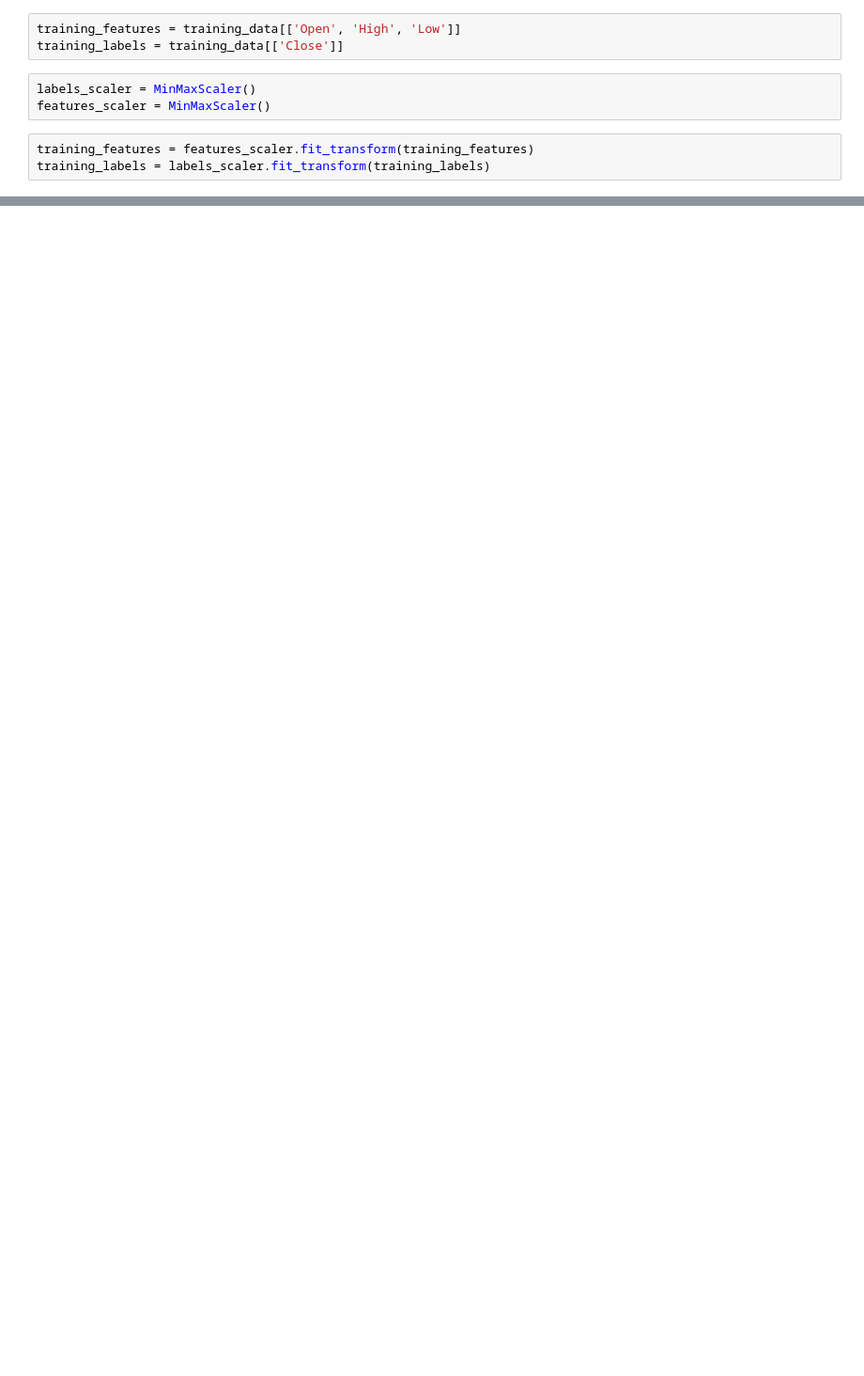
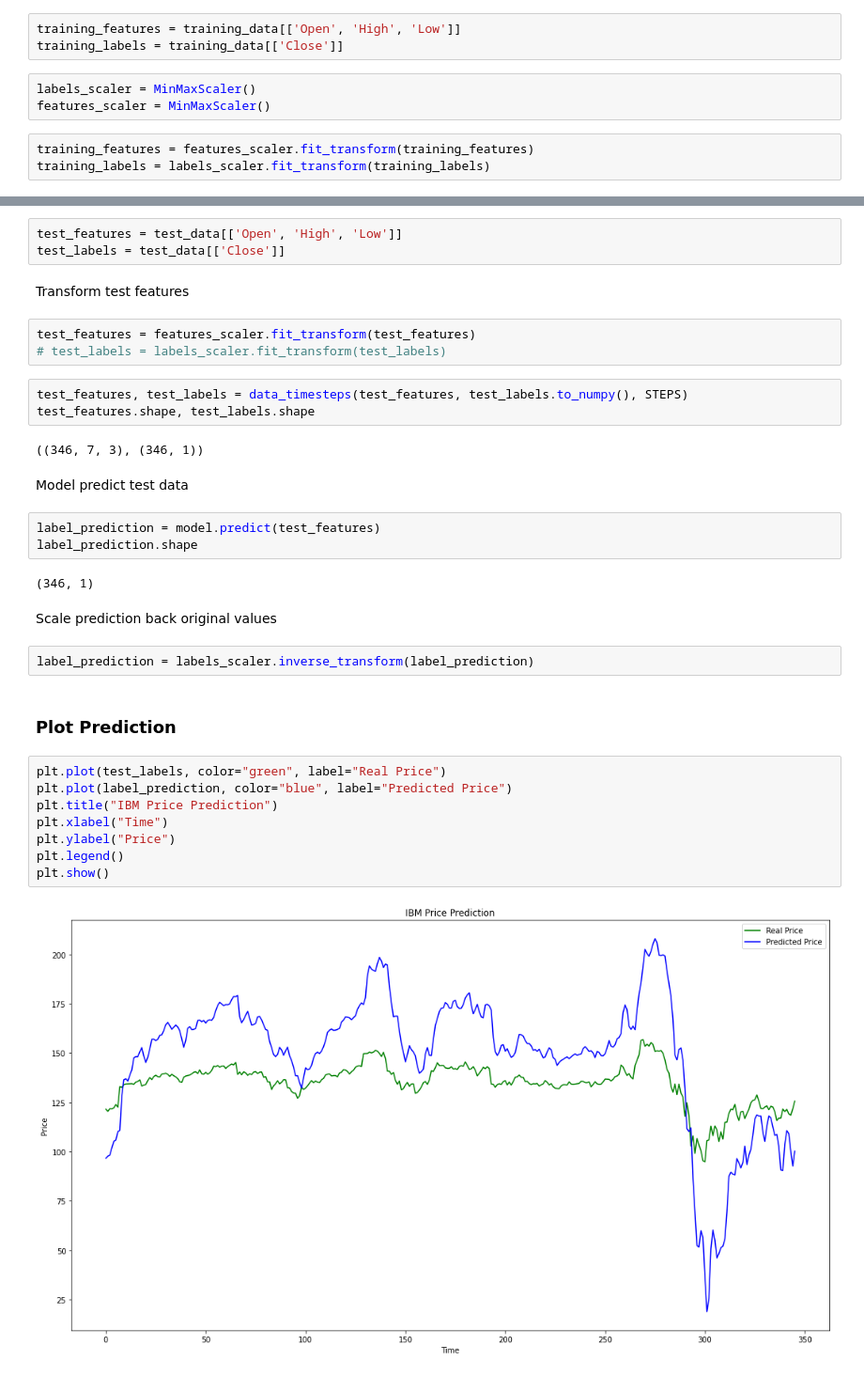
Before and after one commit to cornelius-muhatia/lstm-stock-prediction, a Jupyter notebook: ibm-price-prediction.ipynb, the cells around one changed output, grey strips where cells are left out. Shown: that part at 94% size. Drawn from its saved outputs; the diff is of its cells as text; blank space fills up the shorter version.

```diff
--- a/ibm-price-prediction.ipynb
+++ b/ibm-price-prediction.ipynb
@@ -85,0 +148,36 @@ IndexError: too many indices for array
+# %%
+test_features = test_data[['Open', 'High', 'Low']]
+test_labels = test_data[['Close']]
+# %% [markdown]
+Transform test features
+# %%
+test_features = features_scaler.fit_transform(test_features)
+# test_labels = labels_scaler.fit_transform(test_labels)
+# %%
+test_features, test_labels = data_timesteps(test_features, test_labels.to_numpy(), STEPS)
+test_features.shape, test_labels.shape
+# %% [output]
+((346, 7, 3), (346, 1))
+# %% [markdown]
+Model predict test data
+# %%
+label_prediction = model.predict(test_features)
+label_prediction.shape
+# %% [output]
+(346, 1)
+# %% [markdown]
+Scale prediction back original values
+# %%
+label_prediction = labels_scaler.inverse_transform(label_prediction)
+# %% [markdown]
+### Plot Prediction
+# %%
+plt.plot(test_labels, color="green", label="Real Price")
+plt.plot(label_prediction, color="blue", label="Predicted Price")
+plt.title("IBM Price Prediction")
+plt.xlabel("Time")
+plt.ylabel("Price")
+plt.legend()
+plt.show()
+# %% [output]
+[figure, added]
```
Also changed, not shown: parts of 14 cells of this notebook, 1 other file.
